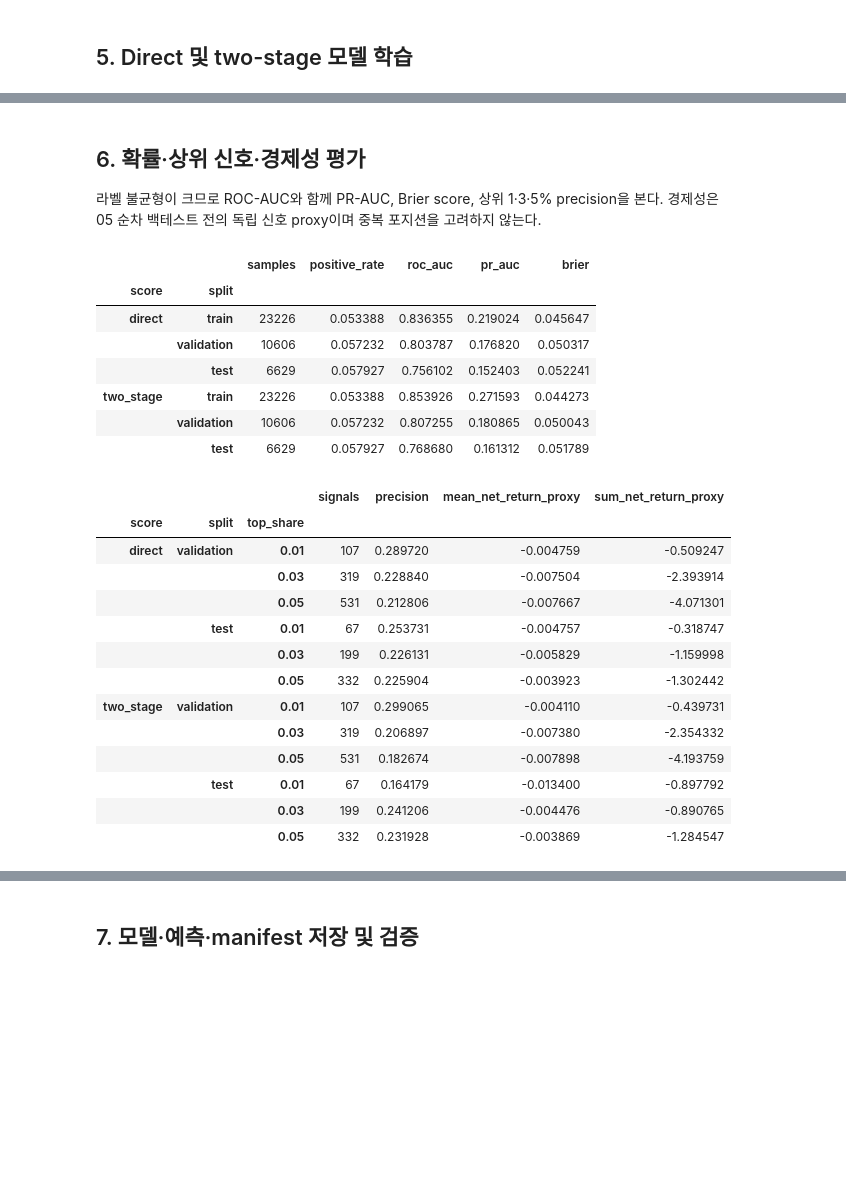
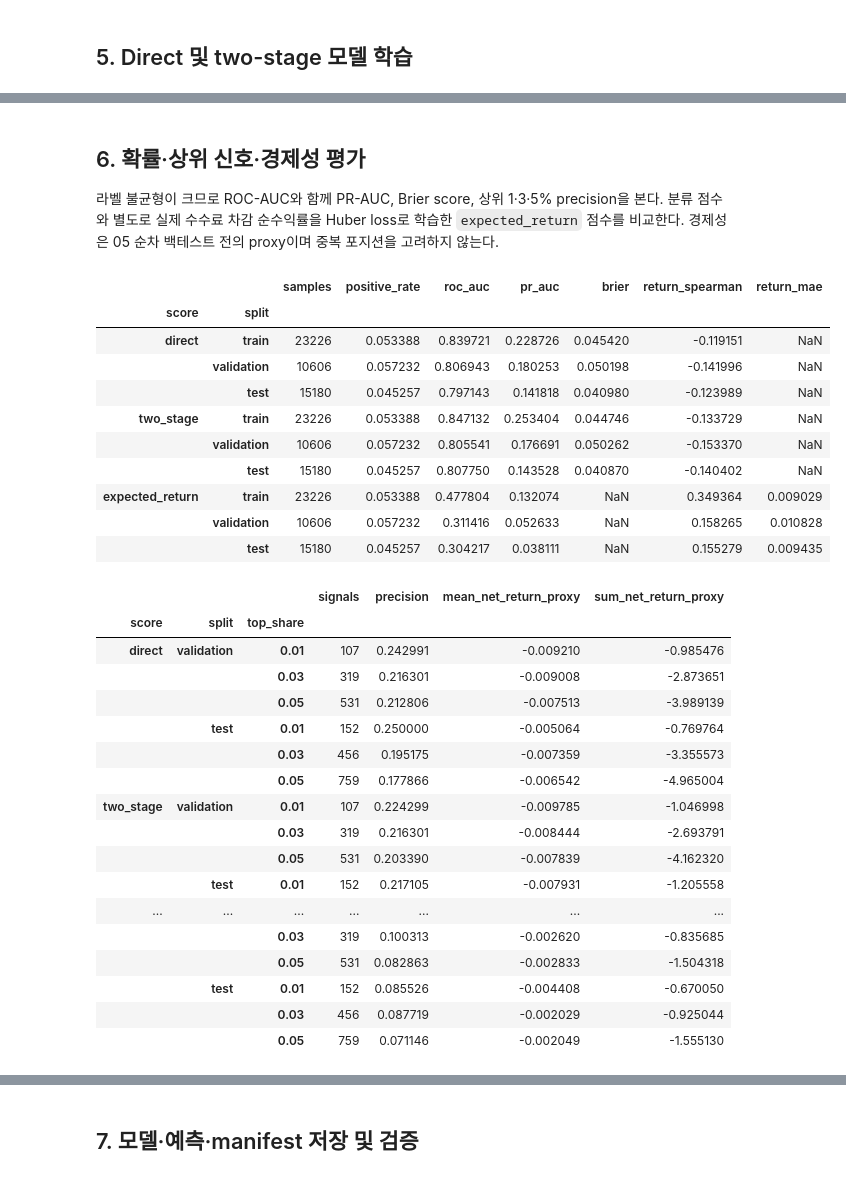
Before and after one commit to Leeyoungsup/Detecting-entry-signals-for-short-term-trades-right-before-a-rapid-price-surge, a Jupyter notebook: notebooks/04_gradient_boosting_baseline.ipynb, the cells around one changed output, grey strips where cells are left out. Cells and saved outputs as stored; diff of their text form; code cells hidden in the pictures; blank space fills up the shorter version.

```diff
--- a/notebooks/04_gradient_boosting_baseline.ipynb
+++ b/notebooks/04_gradient_boosting_baseline.ipynb
@@ -72,18 +72,18 @@ PROCESSED_ROOT = DATA_ROOT / "processed"
 MODEL_ROOT = DATA_ROOT / "models"
 MODEL_ROOT.mkdir(parents=True, exist_ok=True)
 
-FEATURE_ROWS_PATH = PROCESSED_ROOT / "feature_rows_price_v1.parquet"
-SEQUENCE_INDEX_PATH = PROCESSED_ROOT / "sequence_index_price_v1.parquet"
+FEATURE_ROWS_PATH = PROCESSED_ROOT / "feature_rows_price_v2.parquet"
+SEQUENCE_INDEX_PATH = PROCESSED_ROOT / "sequence_index_price_v2.parquet"
 LABELS_PATH = PROCESSED_ROOT / "labels_dual_path_10m_tp5_sl3_v2.parquet"
-TABULAR_PATH = PROCESSED_ROOT / "baseline_tabular_10m_tp5_sl3_price_v1.parquet"
-FEATURE_SCHEMA_PATH = PROCESSED_ROOT / "baseline_tabular_10m_tp5_sl3_price_v1_schema.json"
-SCALER_PATH = PROCESSED_ROOT / "baseline_tabular_10m_tp5_sl3_scaler.parquet"
-PREDICTIONS_PATH = PROCESSED_ROOT / "baseline_torch_predictions_10m_tp5_sl3.parquet"
-HISTORY_PATH = PROCESSED_ROOT / "baseline_torch_stage_history_10m_tp5_sl3.parquet"
-METRICS_PATH = PROCESSED_ROOT / "baseline_torch_metrics_10m_tp5_sl3.parquet"
-TOP_SIGNAL_PATH = PROCESSED_ROOT / "baseline_torch_top_signal_metrics_10m_tp5_sl3.parquet"
-THRESHOLD_PATH = PROCESSED_ROOT / "baseline_torch_threshold_metrics_10m_tp5_sl3.parquet"
-MANIFEST_PATH = MODEL_ROOT / "torch_stagewise_boosting_10m_tp5_sl3_manifest.json"
+TABULAR_PATH = PROCESSED_ROOT / "baseline_tabular_10m_tp5_sl3_price_v2.parquet"
+FEATURE_SCHEMA_PATH = PROCESSED_ROOT / "baseline_tabular_10m_tp5_sl3_price_v2_schema.json"
+SCALER_PATH = PROCESSED_ROOT / "baseline_tabular_10m_tp5_sl3_price_v2_scaler.parquet"
+PREDICTIONS_PATH = PROCESSED_ROOT / "baseline_torch_predictions_10m_tp5_sl3_price_v2.parquet"
+HISTORY_PATH = PROCESSED_ROOT / "baseline_torch_stage_history_10m_tp5_sl3_price_v2.parquet"
+METRICS_PATH = PROCESSED_ROOT / "baseline_torch_metrics_10m_tp5_sl3_price_v2.parquet"
+TOP_SIGNAL_PATH = PROCESSED_ROOT / "baseline_torch_top_signal_metrics_10m_tp5_sl3_price_v2.parquet"
+THRESHOLD_PATH = PROCESSED_ROOT / "baseline_torch_threshold_metrics_10m_tp5_sl3_price_v2.parquet"
+MANIFEST_PATH = MODEL_ROOT / "torch_stagewise_boosting_10m_tp5_sl3_price_v2_manifest.json"
 
 required_artifacts = [FEATURE_ROWS_PATH, SEQUENCE_INDEX_PATH, LABELS_PATH]
 missing = [str(path) for path in required_artifacts if not path.exists()]
@@ -447,7 +515,7 @@ tp_given_fill: stage=3, val_logloss=0.339176, epochs=9
 # %% [markdown]
 ## 6. 확률·상위 신호·경제성 평가
 
-라벨 불균형이 크므로 ROC-AUC와 함께 PR-AUC, Brier score, 상위 1·3·5% precision을 본다. 경제성은 05 순차 백테스트 전의 독립 신호 proxy이며 중복 포지션을 고려하지 않는다.
+라벨 불균형이 크므로 ROC-AUC와 함께 PR-AUC, Brier score, 상위 1·3·5% precision을 본다. 분류 점수와 별도로 실제 수수료 차감 순수익률을 Huber loss로 학습한 `expected_return` 점수를 비교한다. 경제성은 05 순차 백테스트 전의 proxy이며 중복 포지션을 고려하지 않는다.
 # %%
 direct_mask = baseline_df["binary_target_10m"].notna().to_numpy()
 y_direct = baseline_df.loc[direct_mask, "binary_target_10m"].to_numpy(dtype=np.float32)
@@ -456,62 +524,71 @@ net_return_direct = baseline_df.loc[direct_mask, "expected_net_return_dual_10m"]
 
 metric_rows = []
 top_rows = []
-for score_name in ["direct", "two_stage"]:
+for score_name in ["direct", "two_stage", "expected_return"]:
     score = probabilities[score_name][direct_mask]
     for split_name in ["train", "validation", "test"]:
         mask = split_direct == split_name
         y_split = y_direct[mask]
         score_split = score[mask]
         return_split = net_return_direct[mask]
         metric_rows.append({
             "score": score_name,
             "split": split_name,
             "samples": len(y_split),
             "positive_rate": float(y_split.mean()),
             "roc_auc": roc_auc_score(y_split, score_split),
             "pr_auc": average_precision_score(y_split, score_split),
-            "brier": brier_score_loss(y_split, score_split),
+            "brier": brier_score_loss(y_split, score_split) if score_name != "expected_return" else np.nan,
+            "return_spearman": pd.Series(return_split).corr(pd.Series(score_split), method='spearman'),
+            "return_mae": float(np.mean(np.abs(return_split - score_split))) if score_name == "expected_return" else np.nan,
         })
         order = np.argsort(-score_split)
         for top_share in [0.01, 0.03, 0.05]:
             count = max(1, int(math.ceil(len(order) * top_share)))
             selected = order[:count]
             top_rows.append({
                 "score": score_name,
                 "split": split_name,
                 "top_share": top_share,
                 "signals": count,
                 "precision": float(y_split[selected].mean()),
                 "mean_net_return_proxy": float(return_split[selected].mean()),
                 "sum_net_return_proxy": float(return_split[selected].sum()),
             })
 
 metrics_df = pd.DataFrame(metric_rows)
 top_signal_df = pd.DataFrame(top_rows)
 display(metrics_df.set_index(["score", "split"]))
 display(top_signal_df.query("split in ['validation', 'test']").set_index(["score", "split", "top_share"]))
 # %% [output]
-|  |  | samples | positive_rate | roc_auc | pr_auc | brier |
-| score | split |  |  |  |  |  |
-| direct | train | 23226 | 0.053388 | 0.836355 | 0.219024 | 0.045647 |
-|  | validation | 10606 | 0.057232 | 0.803787 | 0.176820 | 0.050317 |
-|  | test | 6629 | 0.057927 | 0.756102 | 0.152403 | 0.052241 |
-| two_stage | train | 23226 | 0.053388 | 0.853926 | 0.271593 | 0.044273 |
-|  | validation | 10606 | 0.057232 | 0.807255 | 0.180865 | 0.050043 |
-|  | test | 6629 | 0.057927 | 0.768680 | 0.161312 | 0.051789 |
+|  |  | samples | positive_rate | roc_auc | pr_auc | brier | return_spearman | return_mae |
+| score | split |  |  |  |  |  |  |  |
+| direct | train | 23226 | 0.053388 | 0.839721 | 0.228726 | 0.045420 | -0.119151 | NaN |
+|  | validation | 10606 | 0.057232 | 0.806943 | 0.180253 | 0.050198 | -0.141996 | NaN |
+|  | test | 15180 | 0.045257 | 0.797143 | 0.141818 | 0.040980 | -0.123989 | NaN |
+| two_stage | train | 23226 | 0.053388 | 0.847132 | 0.253404 | 0.044746 | -0.133729 | NaN |
+|  | validation | 10606 | 0.057232 | 0.805541 | 0.176691 | 0.050262 | -0.153370 | NaN |
+|  | test | 15180 | 0.045257 | 0.807750 | 0.143528 | 0.040870 | -0.140402 | NaN |
+| expected_return | train | 23226 | 0.053388 | 0.477804 | 0.132074 | NaN | 0.349364 | 0.009029 |
+|  | validation | 10606 | 0.057232 | 0.311416 | 0.052633 | NaN | 0.158265 | 0.010828 |
+|  | test | 15180 | 0.045257 | 0.304217 | 0.038111 | NaN | 0.155279 | 0.009435 |
 |  |  |  | signals | precision | mean_net_return_proxy | sum_net_return_proxy |
 | score | split | top_share |  |  |  |  |
-| direct | validation | 0.01 | 107 | 0.289720 | -0.004759 | -0.509247 |
-|  |  | 0.03 | 319 | 0.228840 | -0.007504 | -2.393914 |
-|  |  | 0.05 | 531 | 0.212806 | -0.007667 | -4.071301 |
-|  | test | 0.01 | 67 | 0.253731 | -0.004757 | -0.318747 |
-|  |  | 0.03 | 199 | 0.226131 | -0.005829 | -1.159998 |
-|  |  | 0.05 | 332 | 0.225904 | -0.003923 | -1.302442 |
-| two_stage | validation | 0.01 | 107 | 0.299065 | -0.004110 | -0.439731 |
-|  |  | 0.03 | 319 | 0.206897 | -0.007380 | -2.354332 |
-|  |  | 0.05 | 531 | 0.182674 | -0.007898 | -4.193759 |
-|  | test | 0.01 | 67 | 0.164179 | -0.013400 | -0.897792 |
-|  |  | 0.03 | 199 | 0.241206 | -0.004476 | -0.890765 |
-|  |  | 0.05 | 332 | 0.231928 | -0.003869 | -1.284547 |
+| direct | validation | 0.01 | 107 | 0.242991 | -0.009210 | -0.985476 |
+|  |  | 0.03 | 319 | 0.216301 | -0.009008 | -2.873651 |
+|  |  | 0.05 | 531 | 0.212806 | -0.007513 | -3.989139 |
+|  | test | 0.01 | 152 | 0.250000 | -0.005064 | -0.769764 |
+|  |  | 0.03 | 456 | 0.195175 | -0.007359 | -3.355573 |
+|  |  | 0.05 | 759 | 0.177866 | -0.006542 | -4.965004 |
+| two_stage | validation | 0.01 | 107 | 0.224299 | -0.009785 | -1.046998 |
+|  |  | 0.03 | 319 | 0.216301 | -0.008444 | -2.693791 |
+|  |  | 0.05 | 531 | 0.203390 | -0.007839 | -4.162320 |
+|  | test | 0.01 | 152 | 0.217105 | -0.007931 | -1.205558 |
+| ... | ... | ... | ... | ... | ... | ... |
+|  |  | 0.03 | 319 | 0.100313 | -0.002620 | -0.835685 |
+|  |  | 0.05 | 531 | 0.082863 | -0.002833 | -1.504318 |
+|  | test | 0.01 | 152 | 0.085526 | -0.004408 | -0.670050 |
+|  |  | 0.03 | 456 | 0.087719 | -0.002029 | -0.925044 |
+|  |  | 0.05 | 759 | 0.071146 | -0.002049 | -1.555130 |
 # %%
 threshold_rows = []
```
Also changed, not shown: parts of 8 cells of this notebook, 34 other files.
